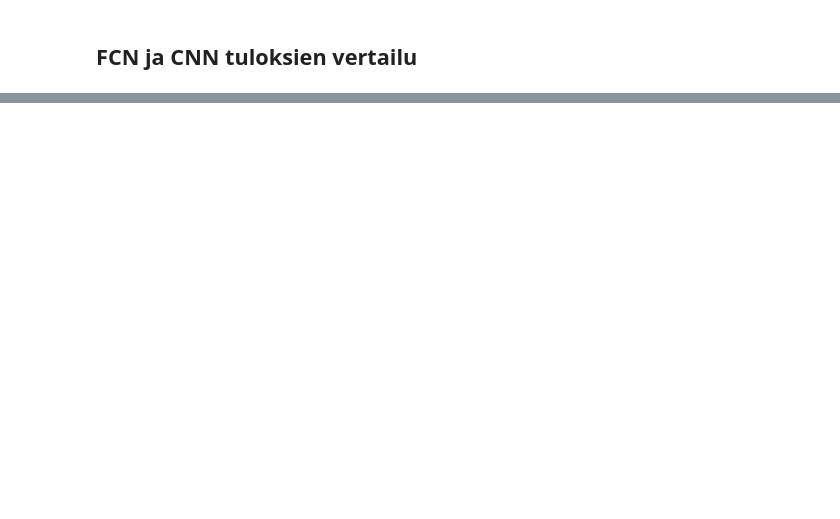
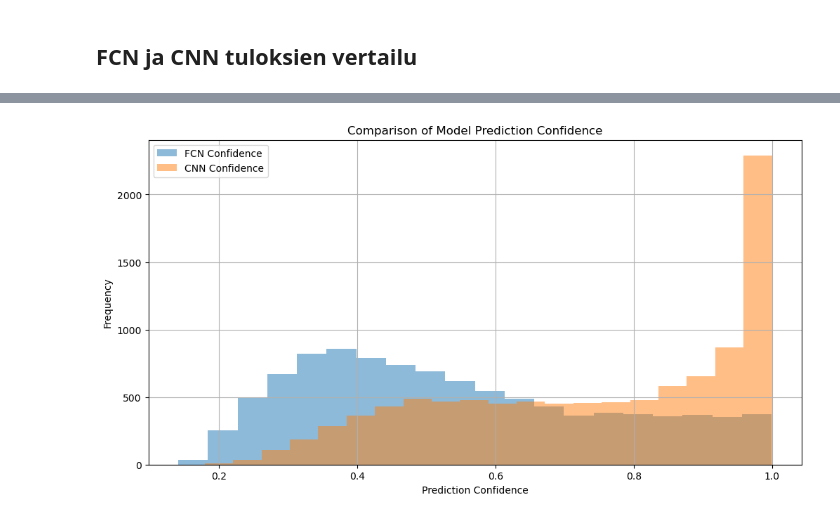
Before and after one commit to Islake/Neuroverkkoprojekti, a Jupyter notebook: CIFAR-10 luokitteluprojekti/CIFAR-10 luokittelu.ipynb, the cells around one changed output, grey strips where cells are left out. Saved outputs shown, nothing was run; the diff lists cells and outputs as text; code cells hidden in the pictures; blank space fills up the shorter version.

```diff
--- a/CIFAR-10 luokitteluprojekti/CIFAR-10 luokittelu.ipynb
+++ b/CIFAR-10 luokitteluprojekti/CIFAR-10 luokittelu.ipynb
@@ -407,0 +453,17 @@ CNN Number of parameters: 42442
+# %%
+fcn_probs = model_fcn.predict(x_test.reshape(10000, 32*32*3))
+cnn_probs = model_cnn.predict(x_test)
+
+fcn_confidence = np.max(fcn_probs, axis=1)
+cnn_confidence = np.max(cnn_probs, axis=1)
+
+plt.figure(figsize=(12, 6))
+plt.hist(fcn_confidence, bins=20, alpha=0.5, label="FCN Confidence")
+plt.hist(cnn_confidence, bins=20, alpha=0.5, label="CNN Confidence")
+plt.xlabel("Prediction Confidence")
+plt.ylabel("Frequency")
+plt.legend()
+plt.title("Comparison of Model Prediction Confidence")
+plt.grid()
+plt.show()
+# %% [output]
@@ -407,0 +472 @@ CNN Number of parameters: 42442
+[figure, added]
```
Also changed, not shown: parts of 18 cells of this notebook.
